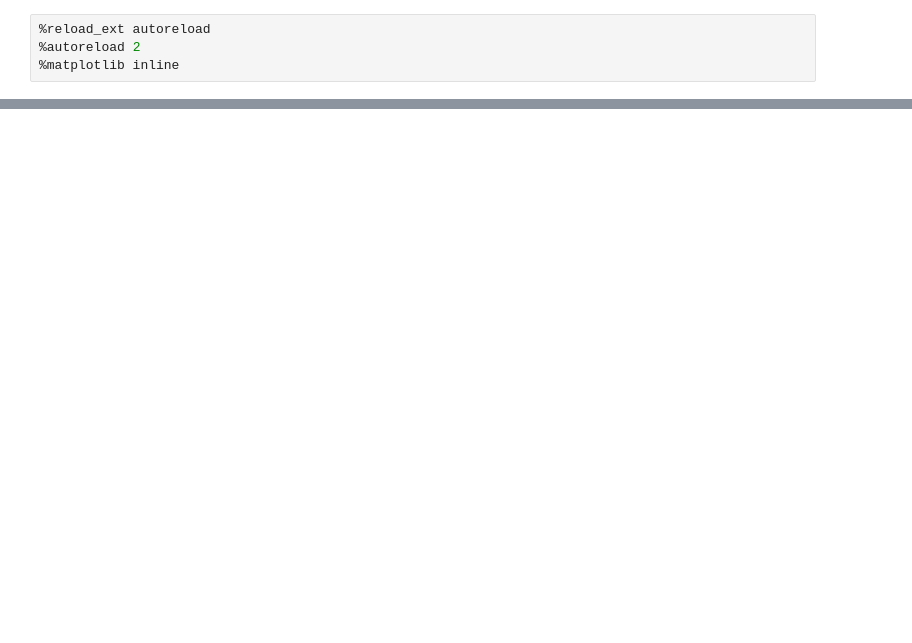
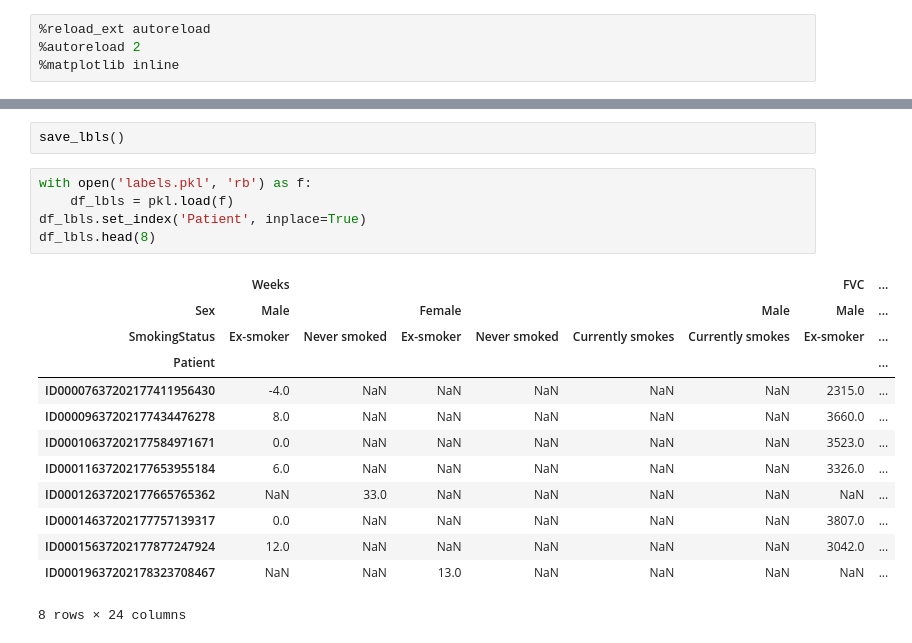
Before and after one commit to amalhot5/pulmonary-fibrosis-progression, a Jupyter notebook: model-building.ipynb, the cells around one changed output, grey strips where cells are left out. Drawn from its saved outputs; the diff is of its cells as text; blank space fills up the shorter version.

```diff
--- a/model-building.ipynb
+++ b/model-building.ipynb
@@ -39,0 +93,21 @@ df_test.head()
+# %%
+save_lbls()
+# %%
+with open('labels.pkl', 'rb') as f:
+    df_lbls = pkl.load(f)
+df_lbls.set_index('Patient', inplace=True)
+df_lbls.head(8)
+# %% [output]
+|  | Weeks |  |  |  |  |  | FVC | ... |
+| Sex | Male |  | Female |  |  | Male | Male | ... |
+| SmokingStatus | Ex-smoker | Never smoked | Ex-smoker | Never smoked | Currently smokes | Currently smokes | Ex-smoker | ... |
+| Patient |  |  |  |  |  |  |  | ... |
+| ID00007637202177411956430 | -4.0 | NaN | NaN | NaN | NaN | NaN | 2315.0 | ... |
+| ID00009637202177434476278 | 8.0 | NaN | NaN | NaN | NaN | NaN | 3660.0 | ... |
+| ID00010637202177584971671 | 0.0 | NaN | NaN | NaN | NaN | NaN | 3523.0 | ... |
+| ID00011637202177653955184 | 6.0 | NaN | NaN | NaN | NaN | NaN | 3326.0 | ... |
+| ID00012637202177665765362 | NaN | 33.0 | NaN | NaN | NaN | NaN | NaN | ... |
+| ID00014637202177757139317 | 0.0 | NaN | NaN | NaN | NaN | NaN | 3807.0 | ... |
+| ID00015637202177877247924 | 12.0 | NaN | NaN | NaN | NaN | NaN | 3042.0 | ... |
+| ID00019637202178323708467 | NaN | NaN | 13.0 | NaN | NaN | NaN | NaN | ... |
+8 rows × 24 columns
```
Also changed, not shown: parts of 25 cells of this notebook, 1 other file.
